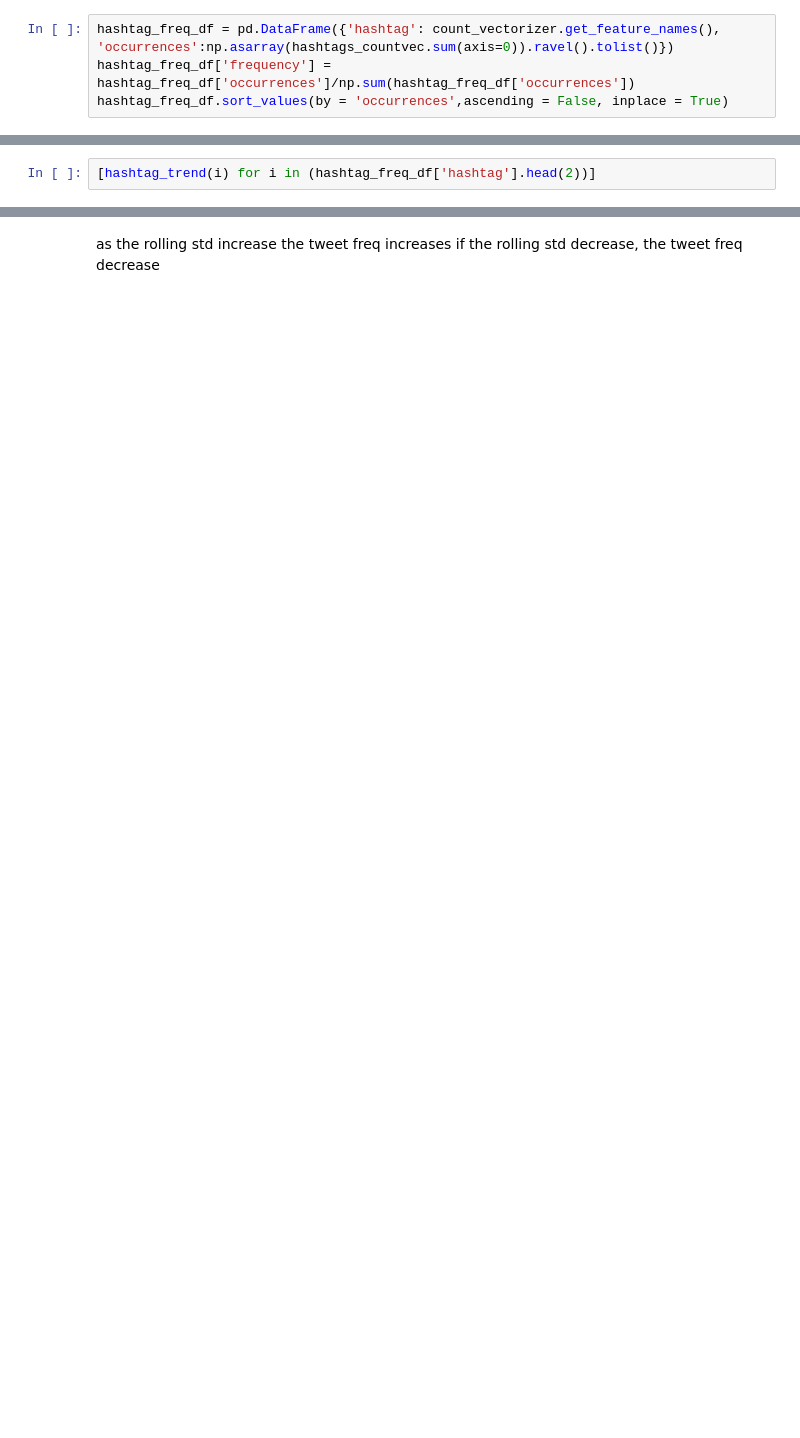
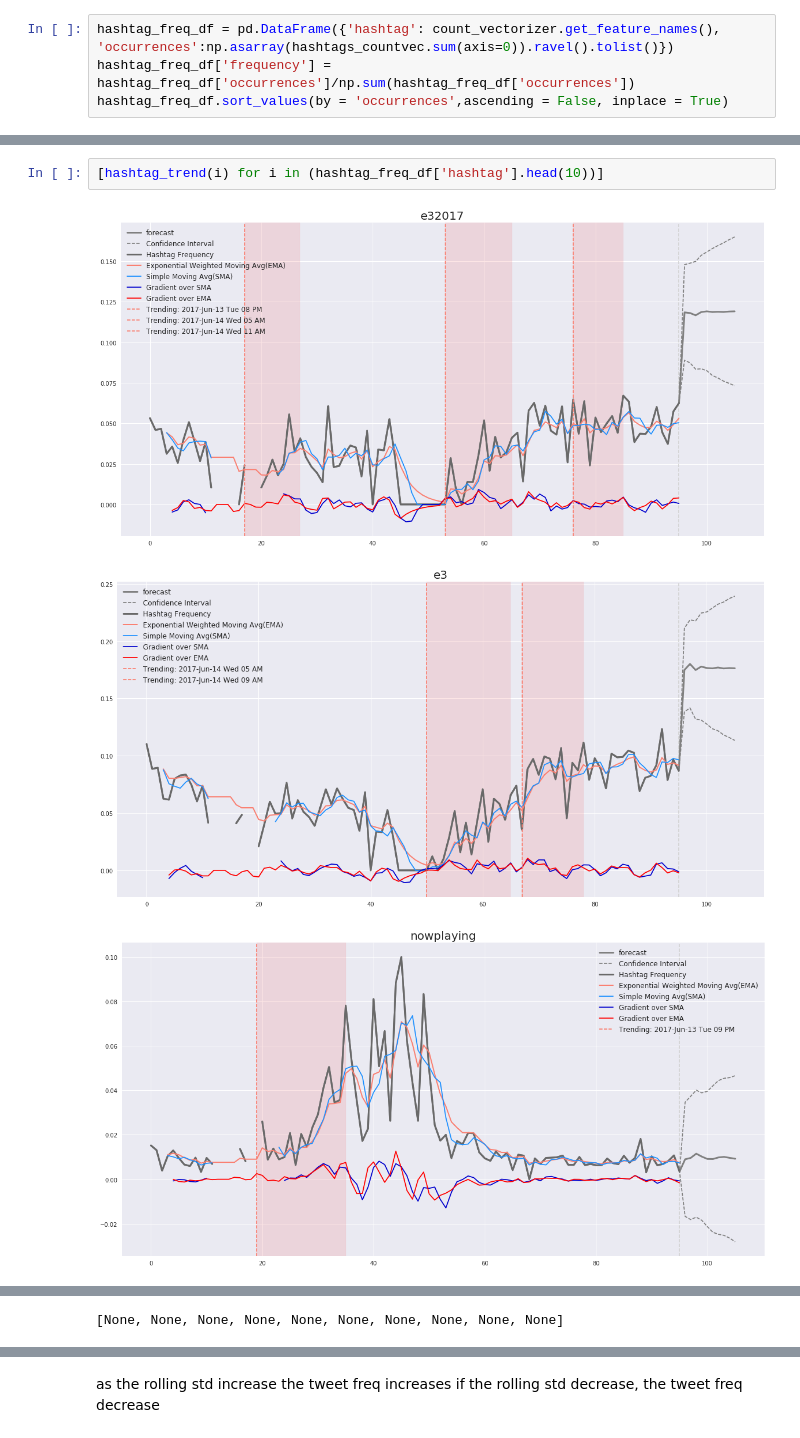
Before and after one commit to joyce-lin/Project_Twitter_NLP, a Jupyter notebook: ipynb/05_Hashtags_Modeling_WhatsTrending.ipynb, the cells around one changed output, grey strips where cells are left out. Saved outputs shown, nothing was run; the diff lists cells and outputs as text; blank space fills up the shorter version.

```diff
--- a/ipynb/05_Hashtags_Modeling_WhatsTrending.ipynb
+++ b/ipynb/05_Hashtags_Modeling_WhatsTrending.ipynb
@@ -244,2 +259,6 @@ hashtag_freq_df.head(10)
 # %%
-[hashtag_trend(i) for i in (hashtag_freq_df['hashtag'].head(2))]
+[hashtag_trend(i) for i in (hashtag_freq_df['hashtag'].head(10))]
+# %% [output]
+[figure, added]
+[figure, added]
+[figure, added]
@@ -246 +272,2 @@ hashtag_freq_df.head(10)
+[None, None, None, None, None, None, None, None, None, None]
 # %%
```
Also changed, not shown: parts of 29 cells of this notebook, 3 other files.
